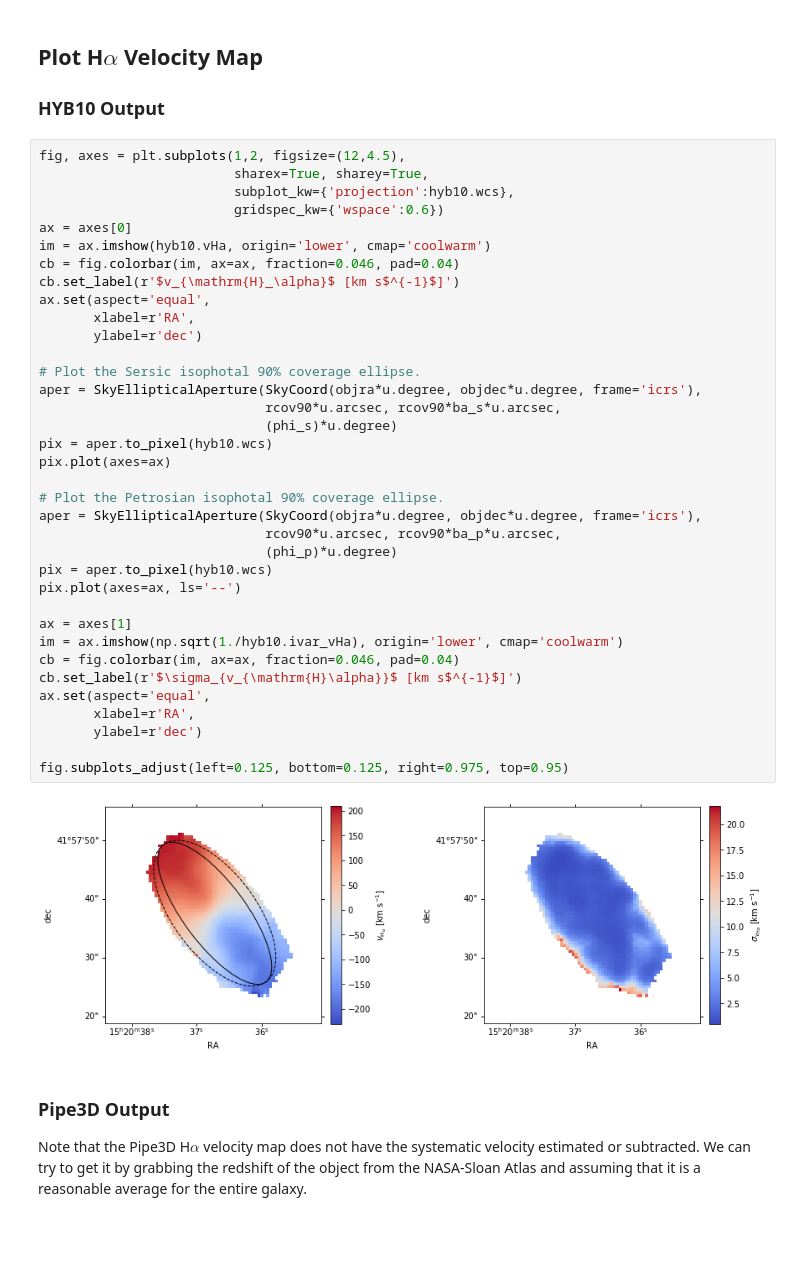
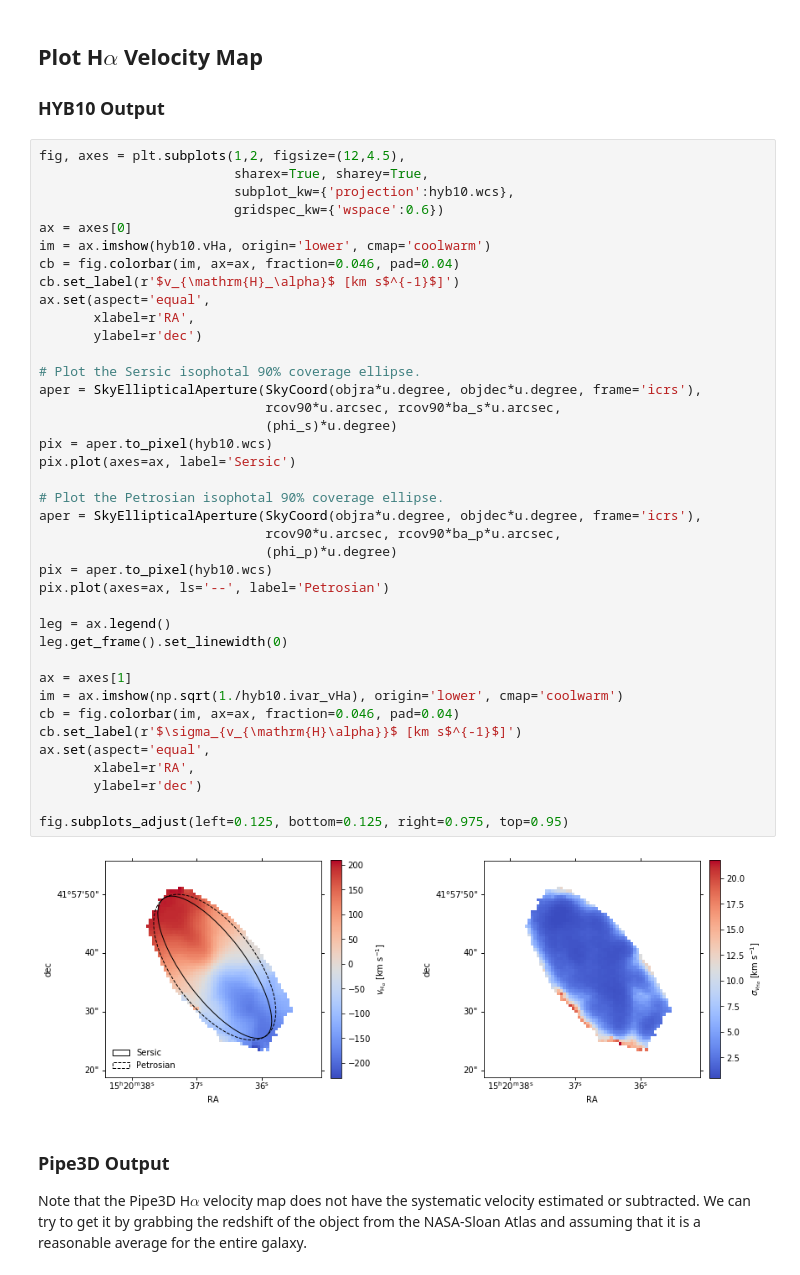
Before and after one commit to DESI-UR/rotcurve, a Jupyter notebook: doc/nb/velHa.ipynb, the cells around one changed output. Saved outputs shown, nothing was run; the diff lists cells and outputs as text; blank space fills up the shorter version.

Commit message:
Add legends.

```diff
--- a/doc/nb/velHa.ipynb
+++ b/doc/nb/velHa.ipynb
@@ -74,36 +74,39 @@ fig, axes = plt.subplots(1,2, figsize=(12,4.5),
 ax = axes[0]
 im = ax.imshow(hyb10.vHa, origin='lower', cmap='coolwarm')
 cb = fig.colorbar(im, ax=ax, fraction=0.046, pad=0.04)
 cb.set_label(r'$v_{\mathrm{H}_\alpha}$ [km s$^{-1}$]')
 ax.set(aspect='equal',
        xlabel=r'RA',
        ylabel=r'dec')
 
 # Plot the Sersic isophotal 90% coverage ellipse.
 aper = SkyEllipticalAperture(SkyCoord(objra*u.degree, objdec*u.degree, frame='icrs'),
                              rcov90*u.arcsec, rcov90*ba_s*u.arcsec,
                              (phi_s)*u.degree)
 pix = aper.to_pixel(hyb10.wcs)
-pix.plot(axes=ax)
+pix.plot(axes=ax, label='Sersic')
 
 # Plot the Petrosian isophotal 90% coverage ellipse.
 aper = SkyEllipticalAperture(SkyCoord(objra*u.degree, objdec*u.degree, frame='icrs'),
                              rcov90*u.arcsec, rcov90*ba_p*u.arcsec,
                              (phi_p)*u.degree)
 pix = aper.to_pixel(hyb10.wcs)
-pix.plot(axes=ax, ls='--')
+pix.plot(axes=ax, ls='--', label='Petrosian')
+
+leg = ax.legend()
+leg.get_frame().set_linewidth(0)
 
 ax = axes[1]
 im = ax.imshow(np.sqrt(1./hyb10.ivar_vHa), origin='lower', cmap='coolwarm')
 cb = fig.colorbar(im, ax=ax, fraction=0.046, pad=0.04)
 cb.set_label(r'$\sigma_{v_{\mathrm{H}\alpha}}$ [km s$^{-1}$]')
 ax.set(aspect='equal',
        xlabel=r'RA',
        ylabel=r'dec')
 
 fig.subplots_adjust(left=0.125, bottom=0.125, right=0.975, top=0.95)
 # %% [output]
-[figure, old version]
+[figure, new version]
 # %% [markdown]
 ### Pipe3D Output
 
```
Also changed, not shown: parts of 2 cells of this notebook.
